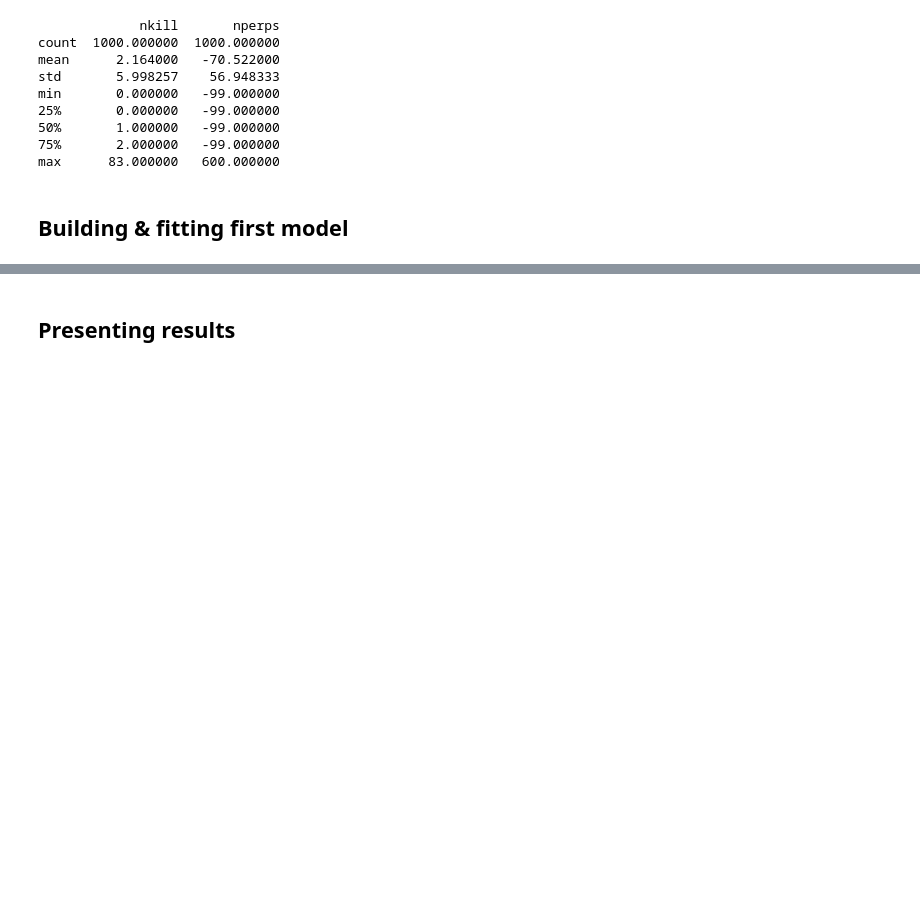
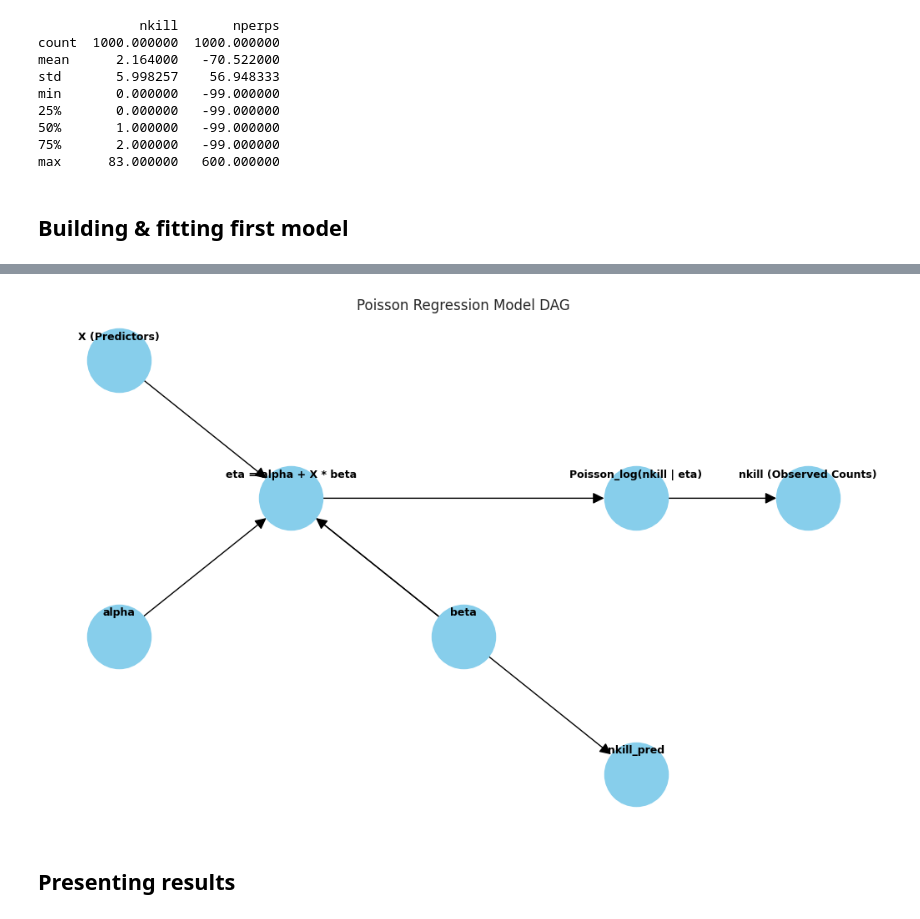
Before and after one commit to cynarski/Data-Analitics-Project, a Jupyter notebook: project.ipynb, the cells around one changed output, grey strips where cells are left out. Saved outputs shown, nothing was run; the diff lists cells and outputs as text; code cells hidden in the pictures; blank space fills up the shorter version.

```diff
--- a/project.ipynb
+++ b/project.ipynb
@@ -154,7 +214,9 @@ nkill_pred[1000]    6.000000   10.000000   3924.70   3809.89  0.999826
 
 [1121 rows x 10 columns]
 # %%
-display(create_poisson_dag())
+plot_poisson_dag()
+# %% [output]
+[figure, added]
 # %% [markdown]
 ## Presenting results
 # %%
```
Also changed, not shown: parts of 14 cells of this notebook.
